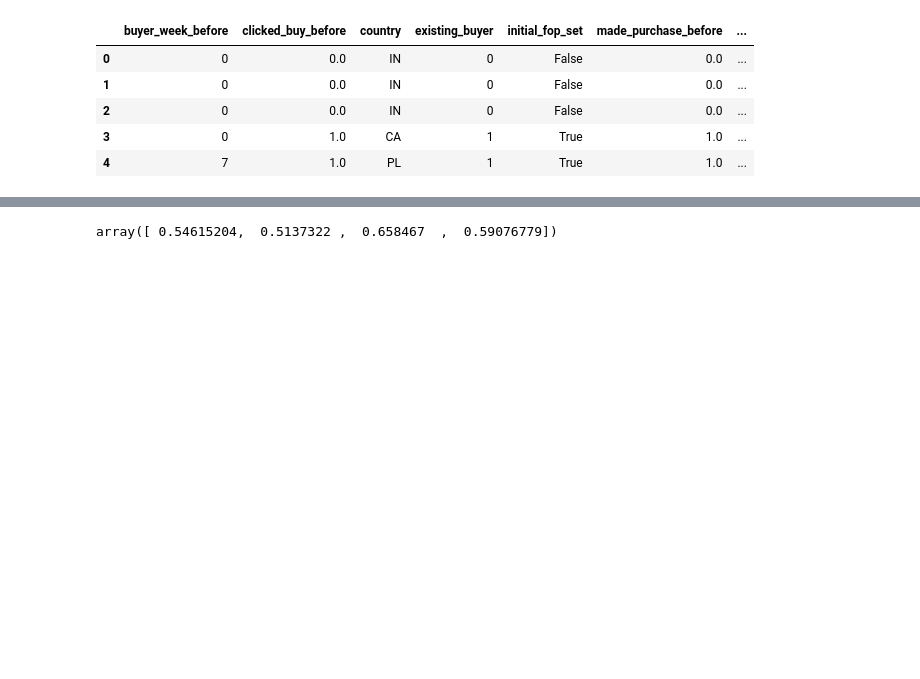
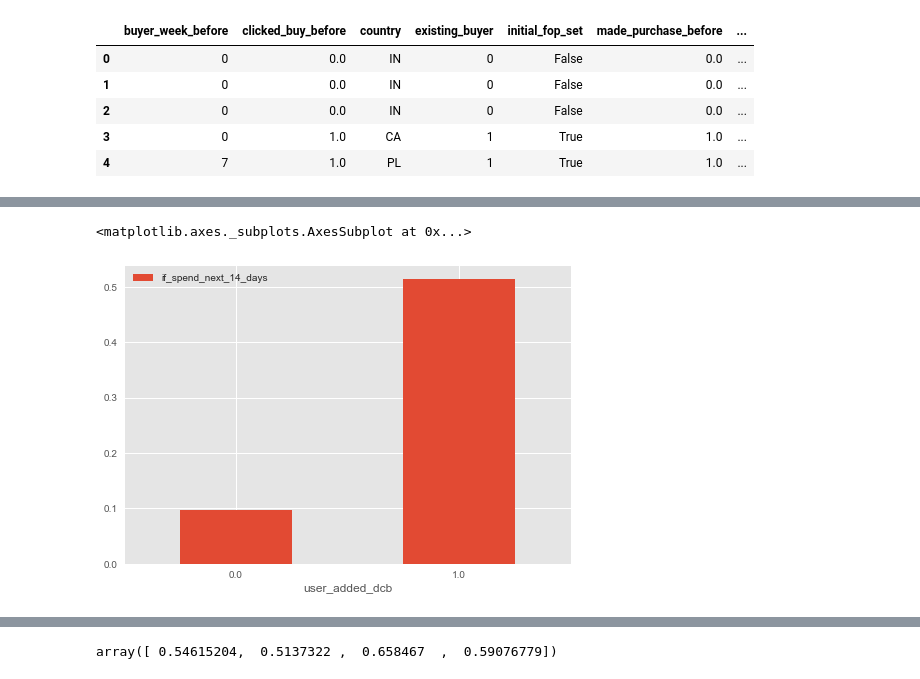
Before and after one commit to ztqsteve/App-store-monetization-experiment-design-, a Jupyter notebook: AB Testing for APP Store.ipynb, the cells around one changed output, grey strips where cells are left out. Saved outputs shown, nothing was run; the diff lists cells and outputs as text; code cells hidden in the pictures; blank space fills up the shorter version.

```diff
--- a/AB Testing for APP Store.ipynb
+++ b/AB Testing for APP Store.ipynb
@@ -145,0 +126,5 @@ payment['giftcard'] = [df_payment['if_spend_next_14_days'].max()]
+# %%
+ConversionPlot(my_data,'user_added_dcb')
+# %% [output]
+<matplotlib.axes._subplots.AxesSubplot at 0x...>
+[figure, added]
```
Also changed, not shown: parts of 76 cells of this notebook.
